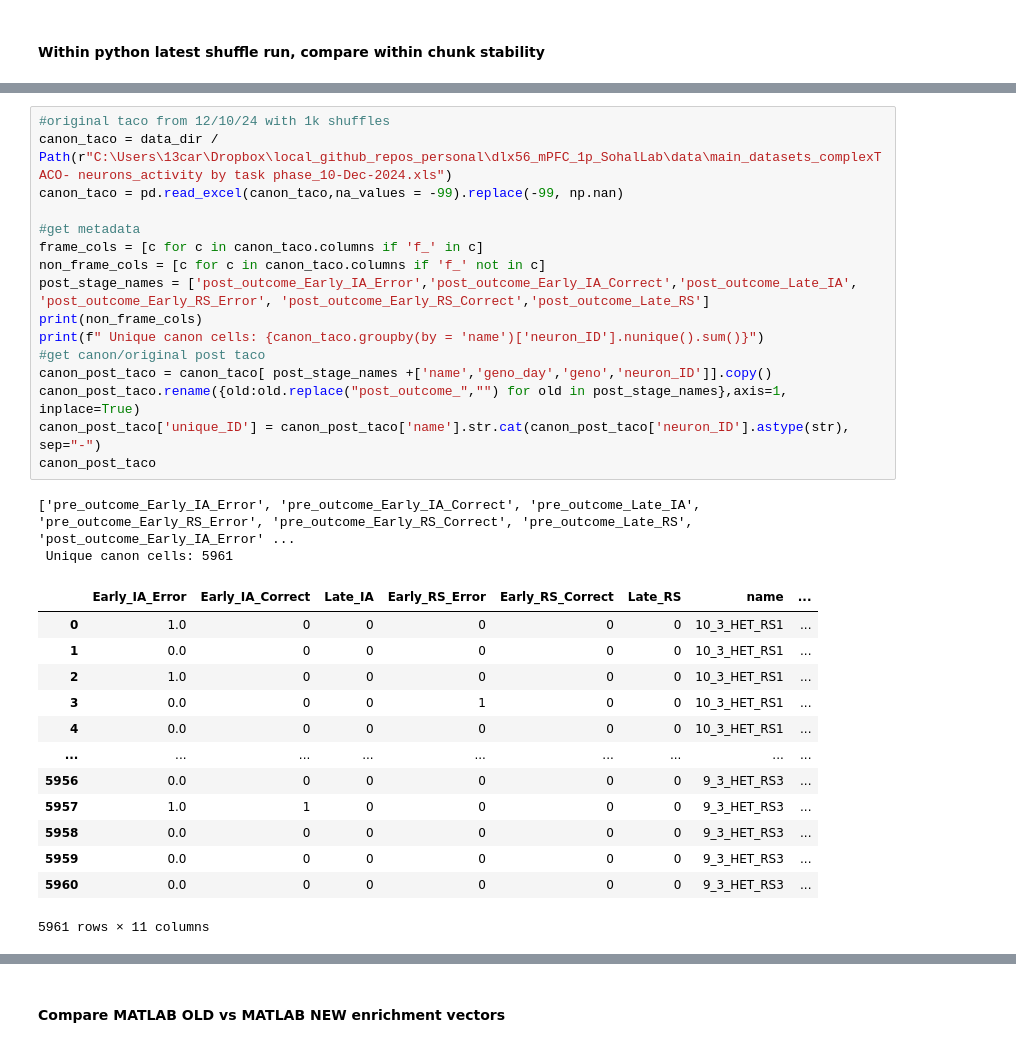
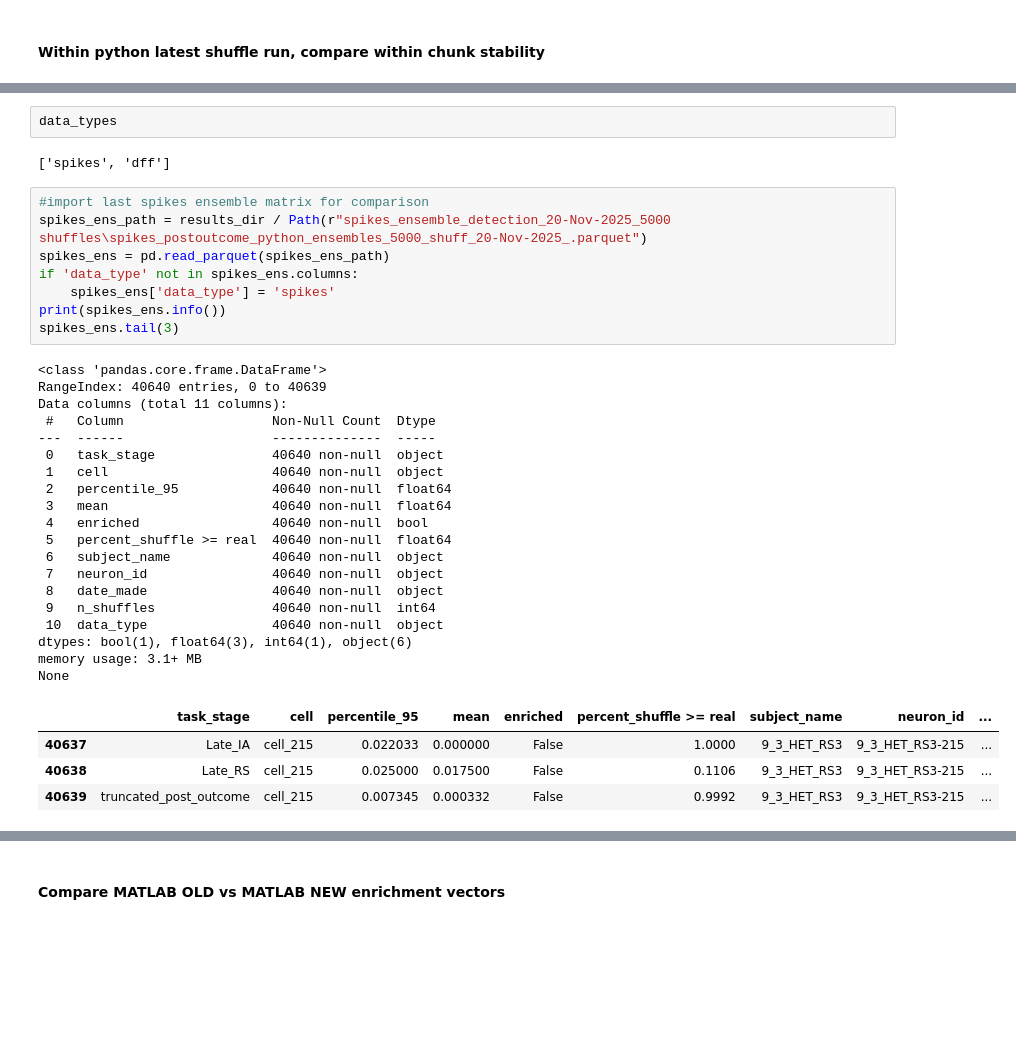
Before and after one commit to cjohnsoncruz/dlx56_mPFC_1p_SohalLab, a Jupyter notebook: code/preprocess matlab data v5_no_tseries_tests.ipynb, the cells around one changed output, grey strips where cells are left out. Cells and saved outputs as stored; diff of their text form; blank space fills up the shorter version.

```diff
--- a/code/preprocess matlab data v5_no_tseries_tests.ipynb
+++ b/code/preprocess matlab data v5_no_tseries_tests.ipynb
@@ -808,32 +681,36 @@ None
+# %%
+data_types
+# %% [output]
+['spikes', 'dff']
 # %%
-#original taco from 12/10/24 with 1k shuffles
-canon_taco = data_dir / Path(r"C:\Users\13car\Dropbox\local_github_repos_personal\dlx56_mPFC_1p_SohalLab\data\main_datasets_complexTACO- neurons_activity by task phase_10-Dec-2024.xls")
-canon_taco = pd.read_excel(canon_taco,na_values = -99).replace(-99, np.nan)
-
-#get metadata
-frame_cols = [c for c in canon_taco.columns if 'f_' in c]
-non_frame_cols = [c for c in canon_taco.columns if 'f_' not in c]
-post_stage_names = ['post_outcome_Early_IA_Error','post_outcome_Early_IA_Correct','post_outcome_Late_IA', 'post_outcome_Early_RS_Error', 'post_outcome_Early_RS_Correct','post_outcome_Late_RS']
-print(non_frame_cols)
-print(f" Unique canon cells: {canon_taco.groupby(by = 'name')['neuron_ID'].nunique().sum()}")
-#get canon/original post taco
-canon_post_taco = canon_taco[ post_stage_names +['name','geno_day','geno','neuron_ID']].copy()
-canon_post_taco.rename({old:old.replace("post_outcome_","") for old in post_stage_names},axis=1, inplace=True)
-canon_post_taco['unique_ID'] = canon_post_taco['name'].str.cat(canon_post_taco['neuron_ID'].astype(str), sep="-")
-canon_post_taco
+#import last spikes ensemble matrix for comparison
+spikes_ens_path = results_dir / Path(r"spikes_ensemble_detection_20-Nov-2025_5000 shuffles\spikes_postoutcome_python_ensembles_5000_shuff_20-Nov-2025_.parquet")
+spikes_ens = pd.read_parquet(spikes_ens_path)
+if 'data_type' not in spikes_ens.columns:
+    spikes_ens['data_type'] = 'spikes'
+print(spikes_ens.info())
+spikes_ens.tail(3)
 # %% [output]
-['pre_outcome_Early_IA_Error', 'pre_outcome_Early_IA_Correct', 'pre_outcome_Late_IA', 'pre_outcome_Early_RS_Error', 'pre_outcome_Early_RS_Correct', 'pre_outcome_Late_RS', 'post_outcome_Early_IA_Error' ...
- Unique canon cells: 5961
+<class 'pandas.core.frame.DataFrame'>
+RangeIndex: 40640 entries, 0 to 40639
+Data columns (total 11 columns):
+ #   Column                   Non-Null Count  Dtype
+---  ------                   --------------  -----
+ 0   task_stage               40640 non-null  object
+ 1   cell                     40640 non-null  object
+ 2   percentile_95            40640 non-null  float64
+ 3   mean                     40640 non-null  float64
+ 4   enriched                 40640 non-null  bool
+ 5   percent_shuffle >= real  40640 non-null  float64
+ 6   subject_name             40640 non-null  object
+ 7   neuron_id                40640 non-null  object
+ 8   date_made                40640 non-null  object
+ 9   n_shuffles               40640 non-null  int64
+ 10  data_type                40640 non-null  object
+dtypes: bool(1), float64(3), int64(1), object(6)
+memory usage: 3.1+ MB
+None
-|  | Early_IA_Error | Early_IA_Correct | Late_IA | Early_RS_Error | Early_RS_Correct | Late_RS | name | ... |
-| 0 | 1.0 | 0 | 0 | 0 | 0 | 0 | 10_3_HET_RS1 | ... |
-| 1 | 0.0 | 0 | 0 | 0 | 0 | 0 | 10_3_HET_RS1 | ... |
-| 2 | 1.0 | 0 | 0 | 0 | 0 | 0 | 10_3_HET_RS1 | ... |
-| 3 | 0.0 | 0 | 0 | 1 | 0 | 0 | 10_3_HET_RS1 | ... |
-| 4 | 0.0 | 0 | 0 | 0 | 0 | 0 | 10_3_HET_RS1 | ... |
-| ... | ... | ... | ... | ... | ... | ... | ... | ... |
-| 5956 | 0.0 | 0 | 0 | 0 | 0 | 0 | 9_3_HET_RS3 | ... |
-| 5957 | 1.0 | 1 | 0 | 0 | 0 | 0 | 9_3_HET_RS3 | ... |
-| 5958 | 0.0 | 0 | 0 | 0 | 0 | 0 | 9_3_HET_RS3 | ... |
-| 5959 | 0.0 | 0 | 0 | 0 | 0 | 0 | 9_3_HET_RS3 | ... |
-| 5960 | 0.0 | 0 | 0 | 0 | 0 | 0 | 9_3_HET_RS3 | ... |
+|  | task_stage | cell | percentile_95 | mean | enriched | percent_shuffle >= real | subject_name | neuron_id | ... |
+| 40637 | Late_IA | cell_215 | 0.022033 | 0.000000 | False | 1.0000 | 9_3_HET_RS3 | 9_3_HET_RS3-215 | ... |
+| 40638 | Late_RS | cell_215 | 0.025000 | 0.017500 | False | 0.1106 | 9_3_HET_RS3 | 9_3_HET_RS3-215 | ... |
+| 40639 | truncated_post_outcome | cell_215 | 0.007345 | 0.000332 | False | 0.9992 | 9_3_HET_RS3 | 9_3_HET_RS3-215 | ... |
-5961 rows × 11 columns
```
Also changed, not shown: parts of 29 cells of this notebook, 8 other files.
